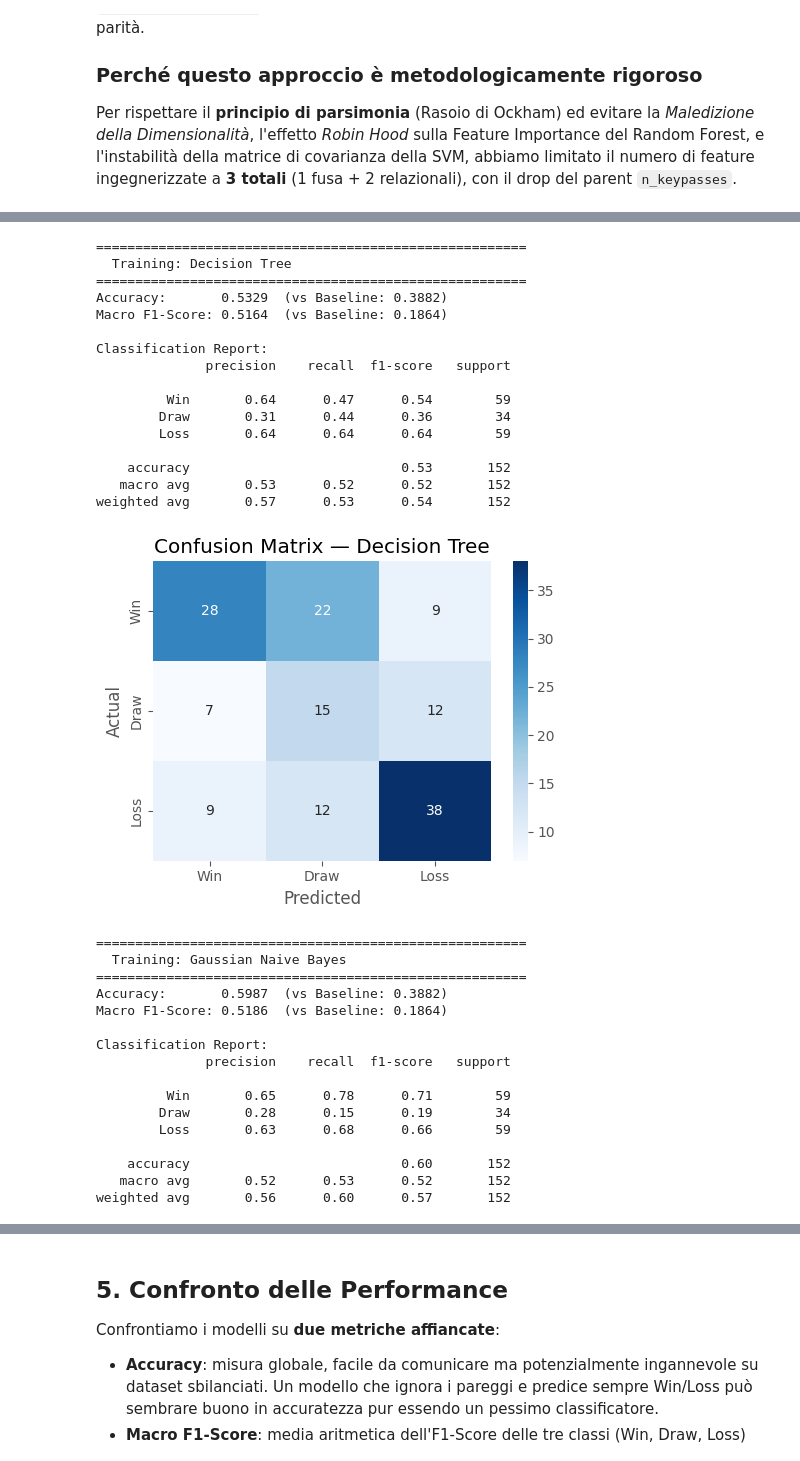
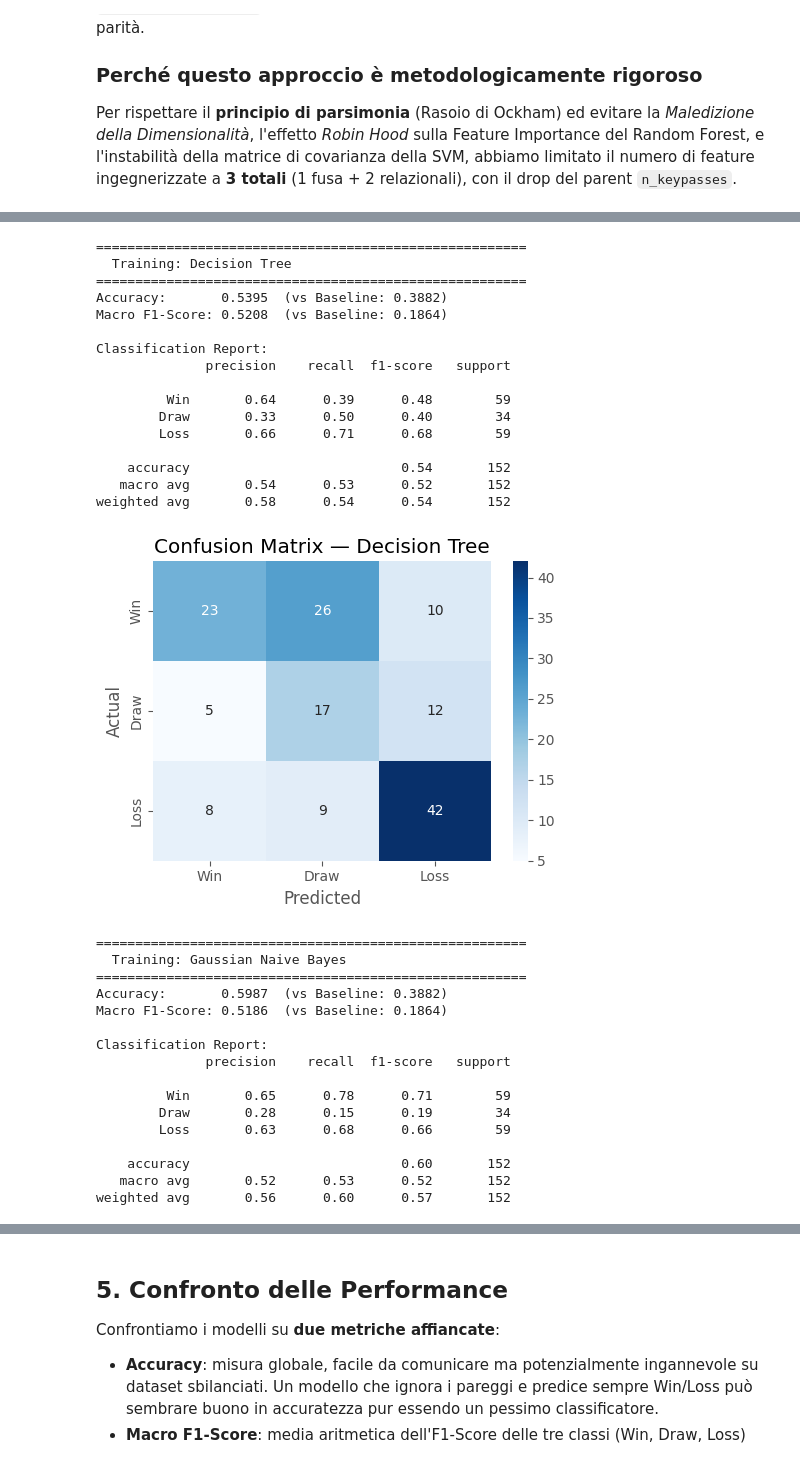
Before and after one commit to Frestka/Mining_Premier_League, a Jupyter notebook: notebooks/Machine_Learning_Modeling.ipynb, the cells around one changed output, grey strips where cells are left out. Saved outputs shown, nothing was run; the diff lists cells and outputs as text; code cells hidden in the pictures.

```diff
--- a/notebooks/Machine_Learning_Modeling.ipynb
+++ b/notebooks/Machine_Learning_Modeling.ipynb
@@ -189,10 +189,11 @@ Per rispettare il **principio di parsimonia** (Rasoio di Ockham) ed evitare la *
 # - linear: verifica se la separazione lineare è sufficiente
 # - rbf:    verifica se servono confini non lineari (più espressivo)
 models = {
-    "Random Forest":       RandomForestClassifier(n_estimators=100, max_depth=5, class_weight='balanced', random_state=42, n_jobs=-1),
-    "SVM (linear)":        SVC(kernel='linear', class_weight='balanced', random_state=42),
+    "Random Forest":       RandomForestClassifier(n_estimators=100, max_depth=4,  min_samples_split=10, class_weight='balanced_subsample',
+    random_state=42, n_jobs=-1),
+    "SVM (linear)":        SVC(kernel='linear', C=2.0, class_weight='balanced', random_state=42),
     "SVM (RBF)":           SVC(kernel='rbf',    class_weight='balanced', random_state=42),
-    "Decision Tree":       DecisionTreeClassifier(max_depth=5, class_weight='balanced', random_state=42),
+    "Decision Tree":       DecisionTreeClassifier(max_depth=3, class_weight='balanced', random_state=42),
     "Gaussian Naive Bayes": GaussianNB()
 }
 
@@ -270,37 +271,37 @@ weighted avg       0.65      0.65      0.65       152
 =======================================================
   Training: SVM (RBF)
 =======================================================
 Accuracy:       0.5724  (vs Baseline: 0.3882)
 Macro F1-Score: 0.4926  (vs Baseline: 0.1864)
 
 Classification Report:
               precision    recall  f1-score   support
 
          Win       0.59      0.78      0.67        59
         Draw       0.19      0.12      0.15        34
         Loss       0.70      0.63      0.66        59
 
     accuracy                           0.57       152
    macro avg       0.49      0.51      0.49       152
 weighted avg       0.54      0.57      0.55       152
 [figure]
 =======================================================
   Training: Decision Tree
 =======================================================
-Accuracy:       0.5329  (vs Baseline: 0.3882)
-Macro F1-Score: 0.5164  (vs Baseline: 0.1864)
+Accuracy:       0.5395  (vs Baseline: 0.3882)
+Macro F1-Score: 0.5208  (vs Baseline: 0.1864)
 
 Classification Report:
               precision    recall  f1-score   support
 
-         Win       0.64      0.47      0.54        59
-        Draw       0.31      0.44      0.36        34
-        Loss       0.64      0.64      0.64        59
+         Win       0.64      0.39      0.48        59
+        Draw       0.33      0.50      0.40        34
+        Loss       0.66      0.71      0.68        59
 
-    accuracy                           0.53       152
-   macro avg       0.53      0.52      0.52       152
-weighted avg       0.57      0.53      0.54       152
+    accuracy                           0.54       152
+   macro avg       0.54      0.53      0.52       152
+weighted avg       0.58      0.54      0.54       152
-[figure, old version]
+[figure, new version]
 =======================================================
   Training: Gaussian Naive Bayes
 =======================================================
```
Also changed, not shown: parts of 10 cells of this notebook.
